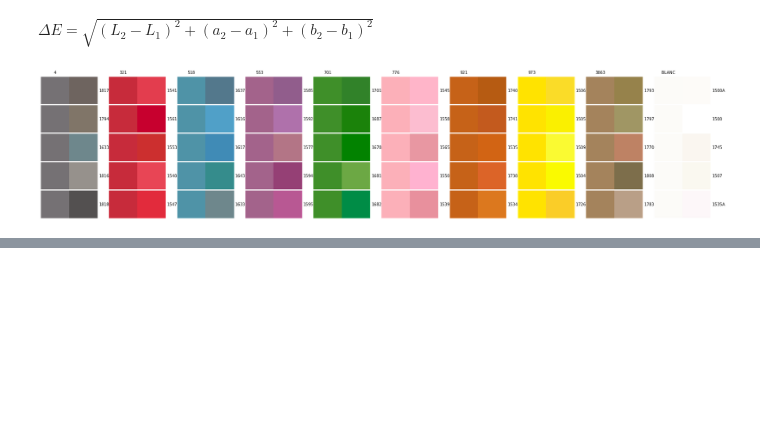
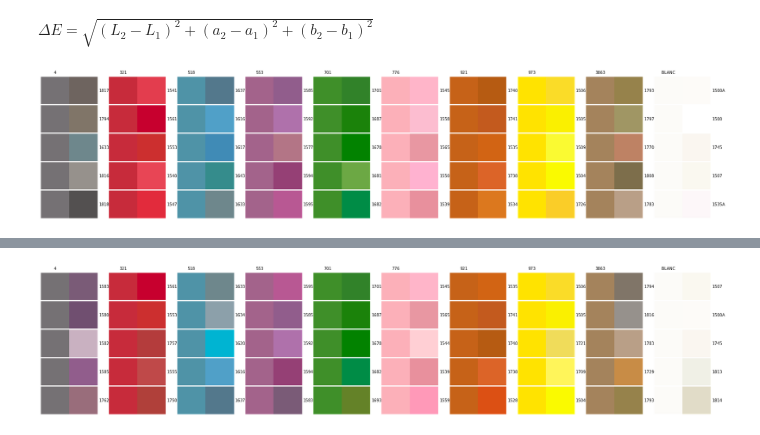
Before and after one commit to JuliaSzulc/flossverter, a Jupyter notebook: metrics_test.ipynb, the cells around one changed output, grey strips where cells are left out. Cells and saved outputs as stored; diff of their text form; code cells hidden in the pictures; blank space fills up the shorter version.

```diff
--- a/metrics_test.ipynb
+++ b/metrics_test.ipynb
@@ -92,0 +103,4 @@ run(cie76)
+# %%
+run(cie94)
+# %% [output]
+[figure, added]
```
Also changed, not shown: parts of 2 cells of this notebook, 1 other file.
